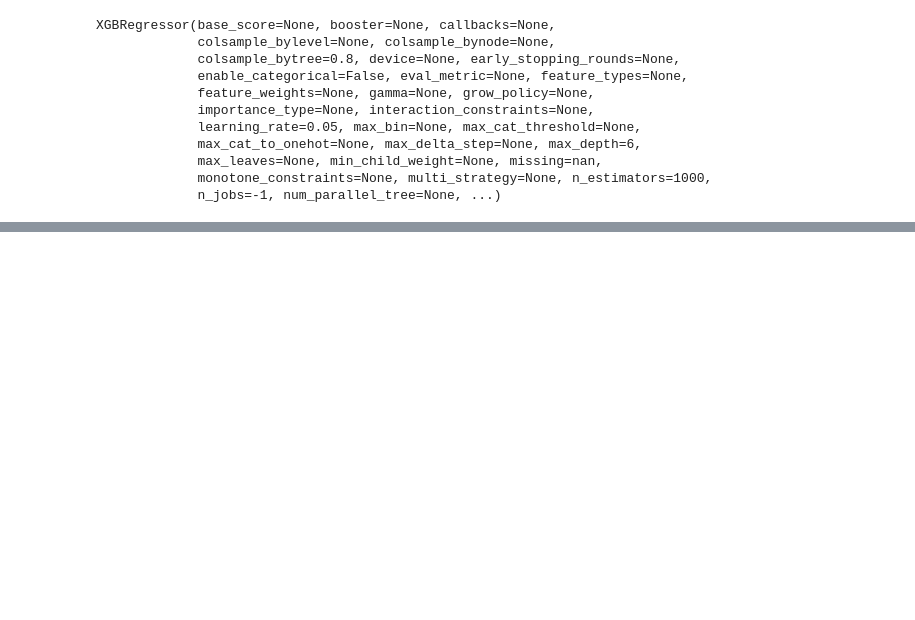
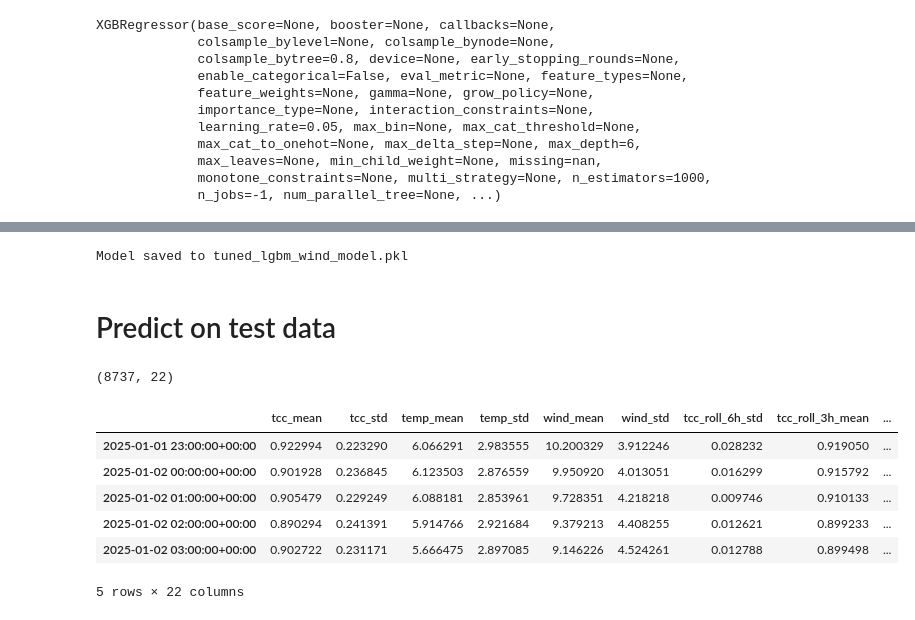
Before and after one commit to Iflorou/Electricity-forecasting-challenge, a Jupyter notebook: notebooks/kpler_wind.ipynb, the cells around one changed output, grey strips where cells are left out. Saved outputs shown, nothing was run; the diff lists cells and outputs as text; code cells hidden in the pictures; blank space fills up the shorter version.

```diff
--- a/notebooks/kpler_wind.ipynb
+++ b/notebooks/kpler_wind.ipynb
@@ -481,0 +520,34 @@ Average R²: 0.8924
+# %%
+with open("tuned_lgbm_wind_model.pkl", "wb") as f:
+    pickle.dump(best_model_lgbm, f)
+
+print("Model saved to tuned_lgbm_wind_model.pkl")
+# %% [output]
+Model saved to tuned_lgbm_wind_model.pkl
+# %% [markdown]
+# Predict on test data
+# %%
+network_test=network_test[['FR_capacity_wind']]
+# %%
+weather_test_flat = prepare_weather(weather_test)
+weather_test_flat = engineer_weather_features(weather_test_flat)
+weather_test_flat = weather_test_flat.set_index('ds')
+weather_test_flat = weather_test_flat.drop(columns=['hour', 'month'])
+
+weather_test_flat['ssrd_log'] = np.log1p(weather_test_flat['ssrd_mean'])
+weather_test_flat['ssrd_std_log'] = np.log1p(weather_test_flat['ssrd_std'])
+weather_test_flat = weather_test_flat.drop(columns=['ssrd_mean', 'ssrd_std'])
+
+X_test = weather_test_flat.join(network_test, how='inner')
+
+print(X_test.shape)
+X_test.head()
+# %% [output]
+(8737, 22)
+|  | tcc_mean | tcc_std | temp_mean | temp_std | wind_mean | wind_std | tcc_roll_6h_std | tcc_roll_3h_mean | ... |
+| 2025-01-01 23:00:00+00:00 | 0.922994 | 0.223290 | 6.066291 | 2.983555 | 10.200329 | 3.912246 | 0.028232 | 0.919050 | ... |
+| 2025-01-02 00:00:00+00:00 | 0.901928 | 0.236845 | 6.123503 | 2.876559 | 9.950920 | 4.013051 | 0.016299 | 0.915792 | ... |
+| 2025-01-02 01:00:00+00:00 | 0.905479 | 0.229249 | 6.088181 | 2.853961 | 9.728351 | 4.218218 | 0.009746 | 0.910133 | ... |
+| 2025-01-02 02:00:00+00:00 | 0.890294 | 0.241391 | 5.914766 | 2.921684 | 9.379213 | 4.408255 | 0.012621 | 0.899233 | ... |
+| 2025-01-02 03:00:00+00:00 | 0.902722 | 0.231171 | 5.666475 | 2.897085 | 9.146226 | 4.524261 | 0.012788 | 0.899498 | ... |
+5 rows × 22 columns
```
Also changed, not shown: parts of 28 cells of this notebook, 6 other files.
